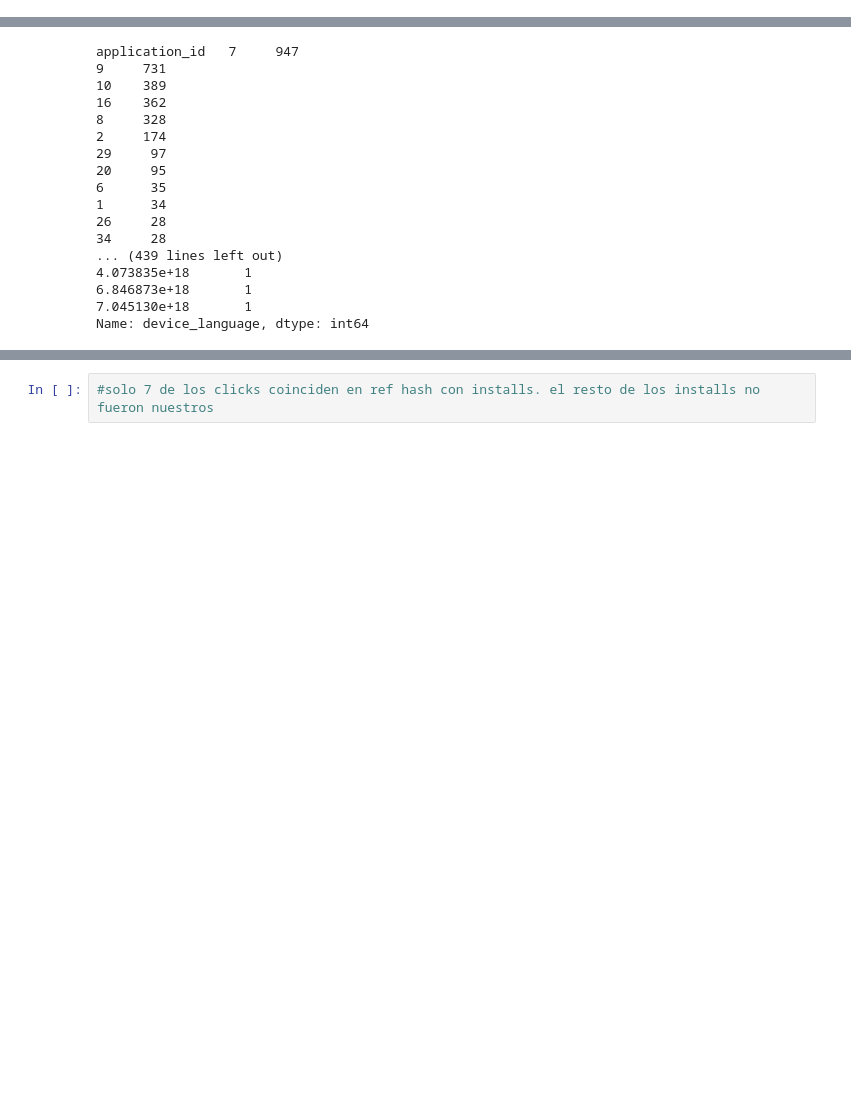
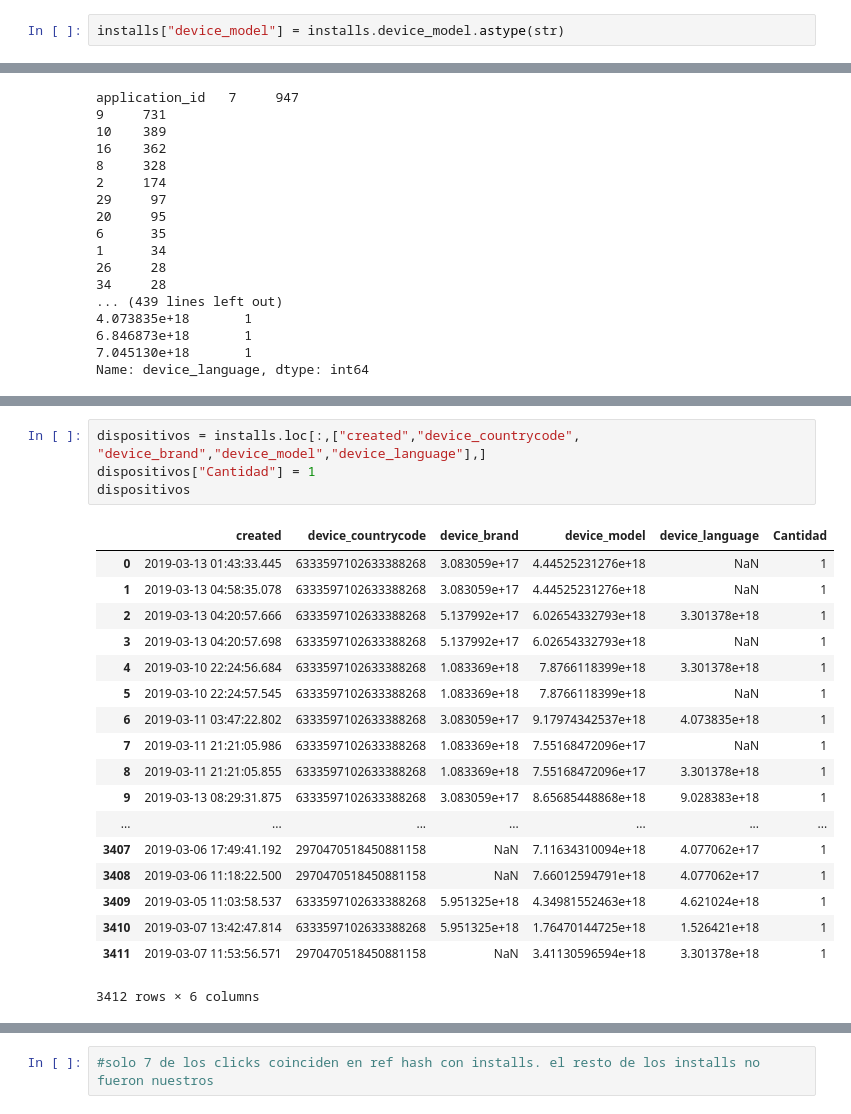
Before and after one commit to MartinRosasSommer/Datos2019, a Jupyter notebook: Analisis 1.ipynb, the cells around one changed output, grey strips where cells are left out. Cells and saved outputs as stored; diff of their text form; blank space fills up the shorter version.

```diff
--- a/Analisis 1.ipynb
+++ b/Analisis 1.ipynb
@@ -243,0 +244,2 @@ array([False])
+# %%
+installs["device_model"] = installs.device_model.astype(str)
@@ -324,0 +404,23 @@ memory usage: 433.2+ KB
+# %%
+dispositivos = installs.loc[:,["created","device_countrycode", "device_brand","device_model","device_language"],]
+dispositivos["Cantidad"] = 1
+dispositivos
+# %% [output]
+|  | created | device_countrycode | device_brand | device_model | device_language | Cantidad |
+| 0 | 2019-03-13 01:43:33.445 | 6333597102633388268 | 3.083059e+17 | 4.44525231276e+18 | NaN | 1 |
+| 1 | 2019-03-13 04:58:35.078 | 6333597102633388268 | 3.083059e+17 | 4.44525231276e+18 | NaN | 1 |
+| 2 | 2019-03-13 04:20:57.666 | 6333597102633388268 | 5.137992e+17 | 6.02654332793e+18 | 3.301378e+18 | 1 |
+| 3 | 2019-03-13 04:20:57.698 | 6333597102633388268 | 5.137992e+17 | 6.02654332793e+18 | NaN | 1 |
+| 4 | 2019-03-10 22:24:56.684 | 6333597102633388268 | 1.083369e+18 | 7.8766118399e+18 | 3.301378e+18 | 1 |
+| 5 | 2019-03-10 22:24:57.545 | 6333597102633388268 | 1.083369e+18 | 7.8766118399e+18 | NaN | 1 |
+| 6 | 2019-03-11 03:47:22.802 | 6333597102633388268 | 3.083059e+17 | 9.17974342537e+18 | 4.073835e+18 | 1 |
+| 7 | 2019-03-11 21:21:05.986 | 6333597102633388268 | 1.083369e+18 | 7.55168472096e+17 | NaN | 1 |
+| 8 | 2019-03-11 21:21:05.855 | 6333597102633388268 | 1.083369e+18 | 7.55168472096e+17 | 3.301378e+18 | 1 |
+| 9 | 2019-03-13 08:29:31.875 | 6333597102633388268 | 3.083059e+17 | 8.65685448868e+18 | 9.028383e+18 | 1 |
+| ... | ... | ... | ... | ... | ... | ... |
+| 3407 | 2019-03-06 17:49:41.192 | 2970470518450881158 | NaN | 7.11634310094e+18 | 4.077062e+17 | 1 |
+| 3408 | 2019-03-06 11:18:22.500 | 2970470518450881158 | NaN | 7.66012594791e+18 | 4.077062e+17 | 1 |
+| 3409 | 2019-03-05 11:03:58.537 | 6333597102633388268 | 5.951325e+18 | 4.34981552463e+18 | 4.621024e+18 | 1 |
+| 3410 | 2019-03-07 13:42:47.814 | 6333597102633388268 | 5.951325e+18 | 1.76470144725e+18 | 1.526421e+18 | 1 |
+| 3411 | 2019-03-07 11:53:56.571 | 2970470518450881158 | NaN | 3.41130596594e+18 | 3.301378e+18 | 1 |
+3412 rows × 6 columns
```
Also changed, not shown: parts of 51 cells of this notebook, 1 other file.
